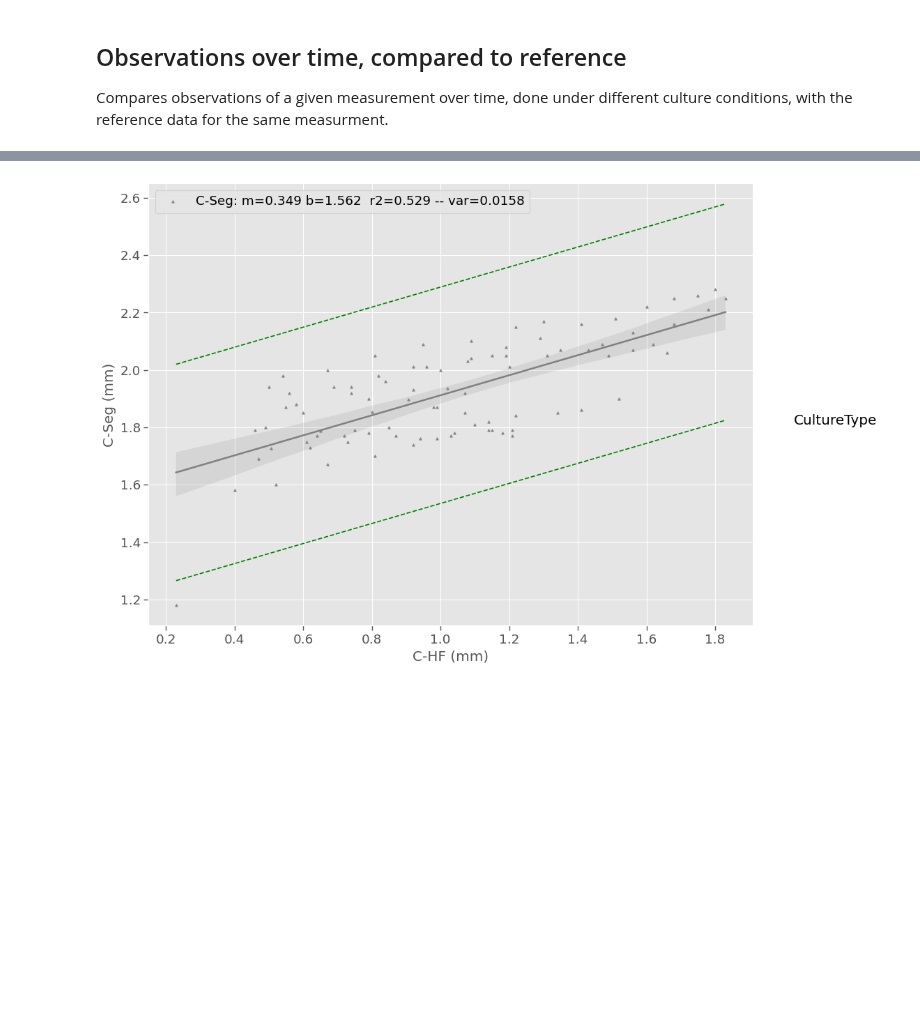
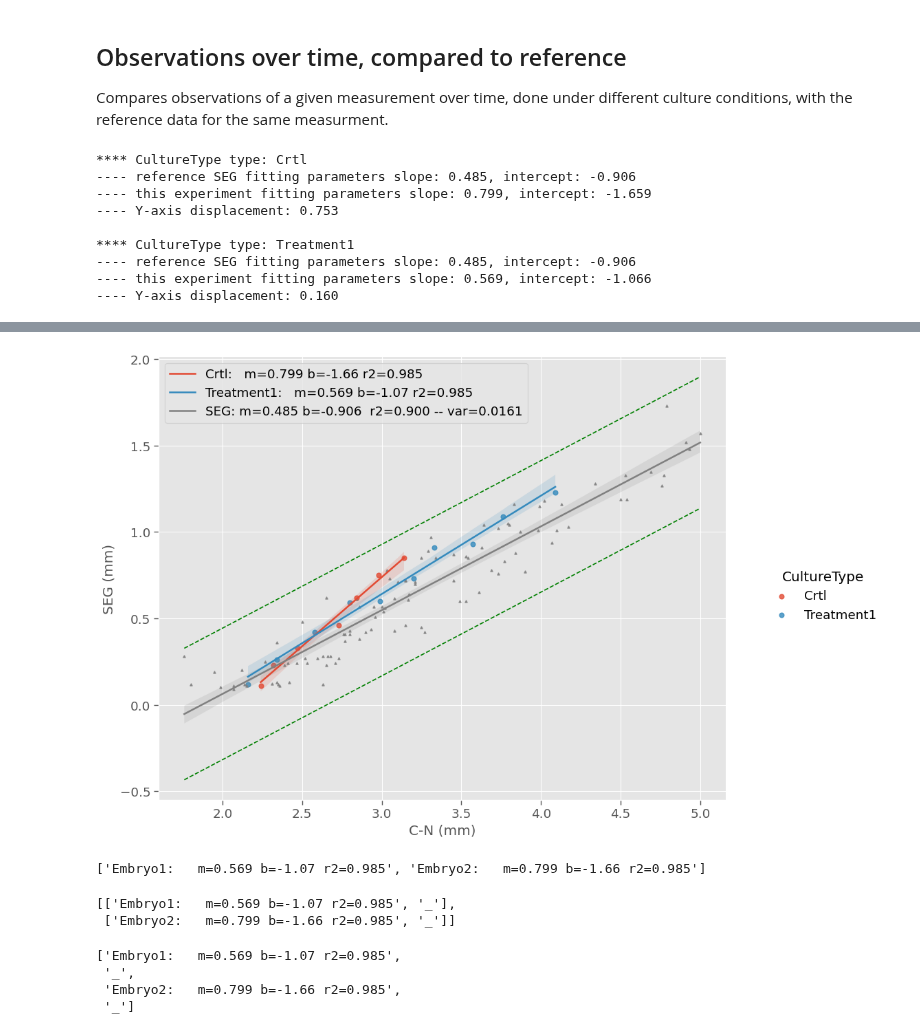
Before and after one commit to pjmartel/ChEEQ_tool, a Jupyter notebook: embryo_tool.ipynb, the cells around one changed output, grey strips where cells are left out. Saved outputs shown, nothing was run; the diff lists cells and outputs as text; code cells hidden in the pictures; blank space fills up the shorter version.

```diff
--- a/embryo_tool.ipynb
+++ b/embryo_tool.ipynb
@@ -465,7 +465,7 @@ User data in the form of a series of points from an excel spreadsheet or manualy
 #@title  { run: "auto" }
 sb.regplot
 # Menus
-input_mode = "manual" #@param ['manual', 'from file']
+input_mode = "from file" #@param ['manual', 'from file']
 color_by = "embryo" #@param ['embryo', 'culture type']
 #include_zero = include_zero == "Yes"
 x_measure = 'C-HF' #@param ['C-N','C-HF']
@@ -643,8 +648,8 @@ Compares observations of a given measurement over time, done under different cul
 
 # Menus
 #x_measure = 'Time' #@param ['C-N', 'C-HF', 'Time']
-x_measure = 'C-HF' #@param ['C-N', 'C-HF']
-y_measure = 'C-Seg' #@param ['C-pPL', 'C-PS', 'C-N', 'N-pPL', 'N-PS', 'PSM', 'C-Seg', 'SEG', 'C-HF']
+x_measure = 'C-N' #@param ['C-N', 'C-HF']
+y_measure = 'SEG' #@param ['C-pPL', 'C-PS', 'C-N', 'N-pPL', 'N-PS', 'PSM', 'C-Seg', 'SEG', 'C-HF']
 sigma = '3' #@param ['1', '2', '3', '4']
 sigma = float(sigma)
 display_by = 'CultureType' #@param ['CultureType', 'Embryo']
@@ -690,34 +695,65 @@ for name, gr in groups:
   print("---- this experiment fitting parameters",
         f"slope: {mm:5.3f}, intercept: {bm:5.3f}")
   print(f"---- Y-axis displacement: {b-bm:5.3f}")
   print()
   _ = sb.regplot(x=x_measure, y=y_measure, data=gr,
-               label=name,ax=ax, scatter=False, ci=ci)
+               label=name, ax=ax, scatter=False, ci=ci)
 
   #plt.setp(ax2.collections[3], alpha=0)
 #  _ = sb.regplot(x=x_meas, y=y_meas, data=data_xper_multi,
 #               label="",ax=g.ax,color='blue', scatter=False)
 
 
 #
 fig = plt.gcf()
 fig.set_size_inches(12,8)
 fig.set_facecolor('white')
 export_button(fig, "obs_vs_time_comp_ref.pdf")
-legend_labels = ['_']*len(groups)+['_','_',label]+labels
+
 #legend_labels = ['_','_','_','_',label]+labels
 label, m, b, r, var = regplot_with_bands(ax=ax, x_var=x_measure, y_var=y_measure, sigma=sigma,
                    data=data_ref, scatter=True,limits=False,color="gray",ci=ci, scatter_kws={'s':5})
+legend_labels = ['_']*len(groups)+ sum([[l,'_'] for l in labels],[]) + ['_','_','_',label]
+#handles, labels = plt.gca().get_legend_handles_labels()
+#print(handles)
+#print(labels)
+
 _ = ax.legend(legend_labels)
+#_ = ax.legend(['_', '_', 'Embryo1:   m=0.569 b=-1.07 r2=0.985','_','Embryo2:   m=0.799 b=-1.66 r2=0.985','_','_', '_', '_', 'SEG: m=0.485 b=-0.906  r2=0.900 -- var=0.0161'])
 
-
+#print(legend_labels)
 # Add units to labels
 x_unit = " (hours)" if x_measure=='Time' else " (mm)"
 ax.set_xlabel(ax.get_xlabel() + x_unit)
 _ = ax.set_ylabel(ax.get_ylabel()+" (mm)")
 
 # Compute linear regressions and their relativa displacement
 # x-Measure versus time for all embryos plus reference data
 # %% [output]
+**** CultureType type: Crtl
+---- reference SEG fitting parameters slope: 0.485, intercept: -0.906
+---- this experiment fitting parameters slope: 0.799, intercept: -1.659
+---- Y-axis displacement: 0.753
+
+**** CultureType type: Treatment1
+---- reference SEG fitting parameters slope: 0.485, intercept: -0.906
+---- this experiment fitting parameters slope: 0.569, intercept: -1.066
+---- Y-axis displacement: 0.160
 [interactive output not drawn]
-[figure, old version]
+[figure, new version]
+# %%
+labels
+# %% [output]
+['Embryo1:   m=0.569 b=-1.07 r2=0.985', 'Embryo2:   m=0.799 b=-1.66 r2=0.985']
+# %%
+[[l,'_'] for l in labels]
+# %% [output]
+[['Embryo1:   m=0.569 b=-1.07 r2=0.985', '_'],
+ ['Embryo2:   m=0.799 b=-1.66 r2=0.985', '_']]
+# %%
+sum([[l,'_'] for l in labels],[])
+# %% [output]
+['Embryo1:   m=0.569 b=-1.07 r2=0.985',
+ '_',
+ 'Embryo2:   m=0.799 b=-1.66 r2=0.985',
+ '_']
```
Also changed, not shown: parts of 2 cells of this notebook.
